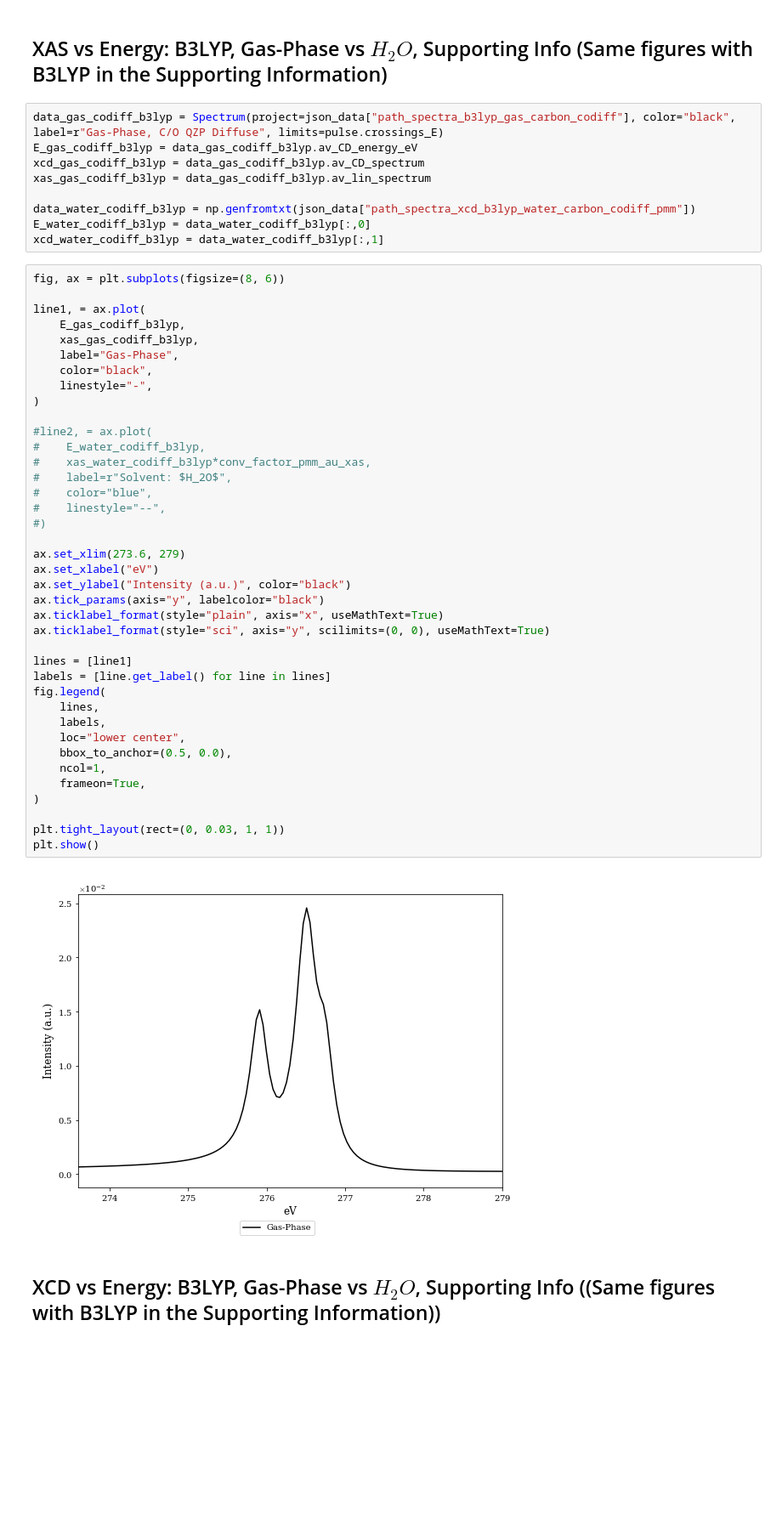
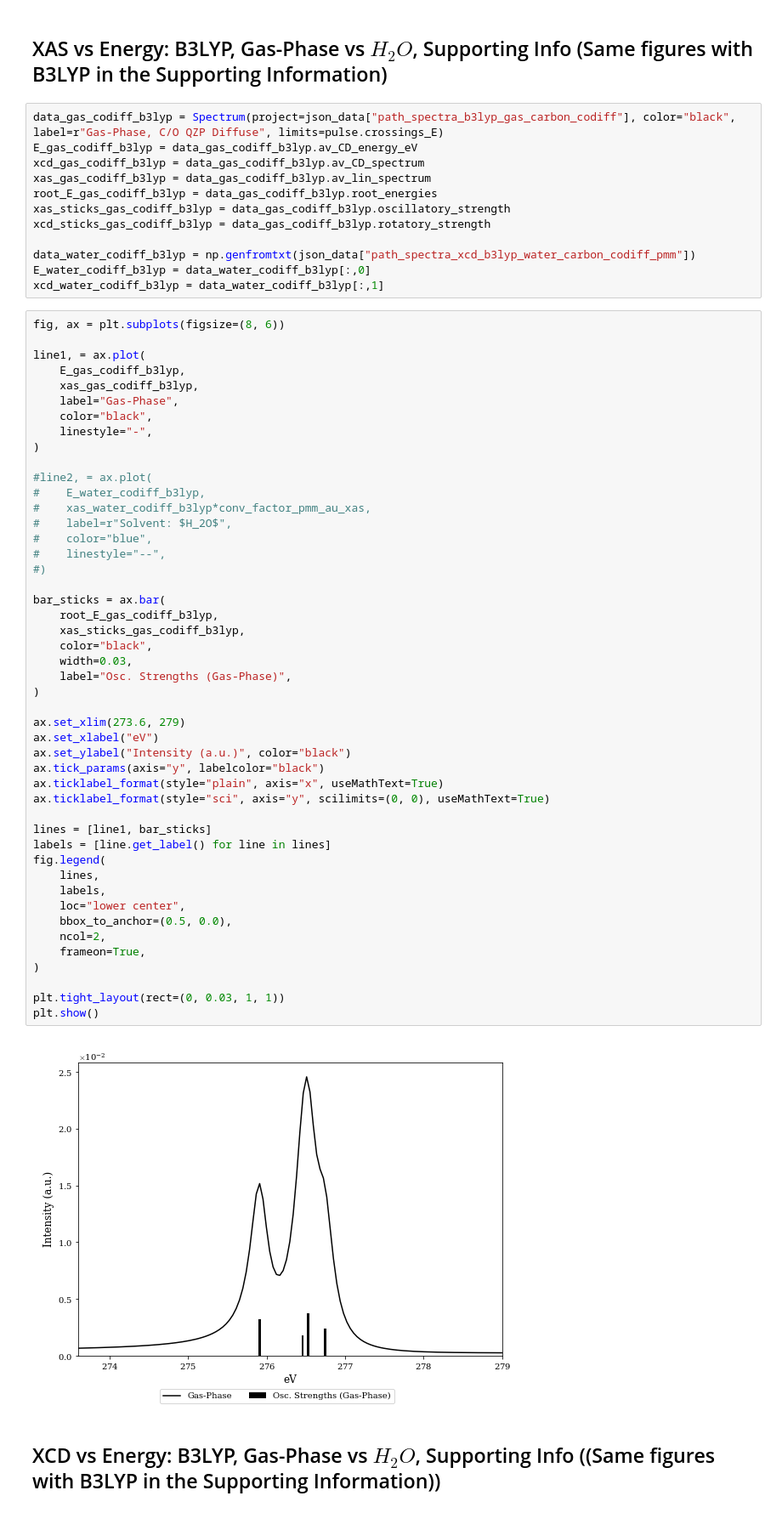
Before and after one commit to Spoksonat/article-xas-xncd, a Jupyter notebook: notebooks/plots.ipynb, the cells around one changed output. Shown at 85% size. Saved outputs shown, nothing was run; the diff lists cells and outputs as text; blank space fills up the shorter version.

Commit message:
Sticks added to solvent plots

```diff
--- a/notebooks/plots.ipynb
+++ b/notebooks/plots.ipynb
@@ -313,6 +349,9 @@ data_gas_codiff_b3lyp = Spectrum(project=json_data["path_spectra_b3lyp_gas_carbo
 E_gas_codiff_b3lyp = data_gas_codiff_b3lyp.av_CD_energy_eV
 xcd_gas_codiff_b3lyp = data_gas_codiff_b3lyp.av_CD_spectrum
 xas_gas_codiff_b3lyp = data_gas_codiff_b3lyp.av_lin_spectrum
+root_E_gas_codiff_b3lyp = data_gas_codiff_b3lyp.root_energies
+xas_sticks_gas_codiff_b3lyp = data_gas_codiff_b3lyp.oscillatory_strength
+xcd_sticks_gas_codiff_b3lyp = data_gas_codiff_b3lyp.rotatory_strength
 
 data_water_codiff_b3lyp = np.genfromtxt(json_data["path_spectra_xcd_b3lyp_water_carbon_codiff_pmm"])
 E_water_codiff_b3lyp = data_water_codiff_b3lyp[:,0]
@@ -328,36 +367,44 @@ line1, = ax.plot(
     linestyle="-",
 )
 
 #line2, = ax.plot(
 #    E_water_codiff_b3lyp,
 #    xas_water_codiff_b3lyp*conv_factor_pmm_au_xas,
 #    label=r"Solvent: $H_2O$",
 #    color="blue",
 #    linestyle="--",
 #)
 
+bar_sticks = ax.bar(
+    root_E_gas_codiff_b3lyp,
+    xas_sticks_gas_codiff_b3lyp,
+    color="black",
+    width=0.03,
+    label="Osc. Strengths (Gas-Phase)",
+)
+
 ax.set_xlim(273.6, 279)
 ax.set_xlabel("eV")
 ax.set_ylabel("Intensity (a.u.)", color="black")
 ax.tick_params(axis="y", labelcolor="black")
 ax.ticklabel_format(style="plain", axis="x", useMathText=True)
 ax.ticklabel_format(style="sci", axis="y", scilimits=(0, 0), useMathText=True)
 
-lines = [line1]
+lines = [line1, bar_sticks]
 labels = [line.get_label() for line in lines]
 fig.legend(
     lines,
     labels,
     loc="lower center",
     bbox_to_anchor=(0.5, 0.0),
-    ncol=1,
+    ncol=2,
     frameon=True,
 )
 
 plt.tight_layout(rect=(0, 0.03, 1, 1))
 plt.show()
 # %% [output]
-[figure, old version]
+[figure, new version]
 # %% [markdown]
 ## XCD vs Energy: B3LYP, Gas-Phase vs $H_2O$, Supporting Info ((Same figures with B3LYP in the Supporting Information))
 # %%
```
Also changed, not shown: parts of 13 cells of this notebook, 1 other file.
